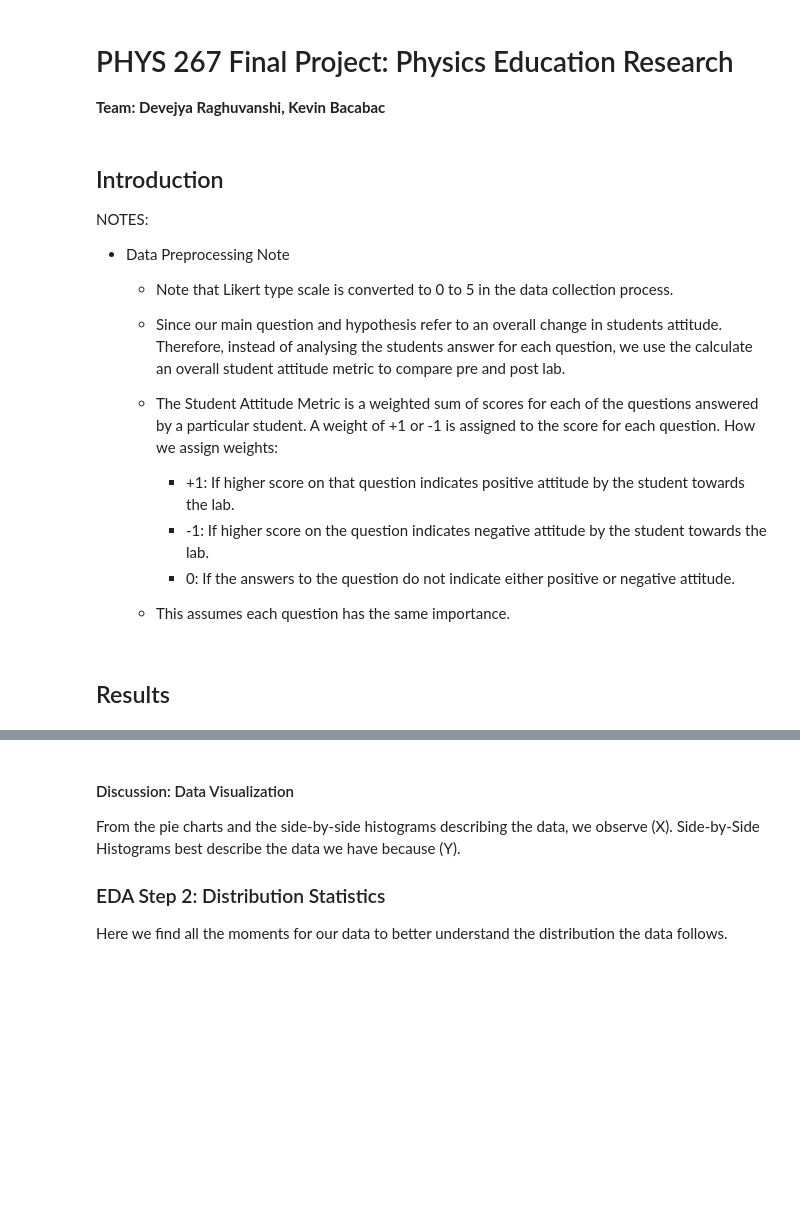
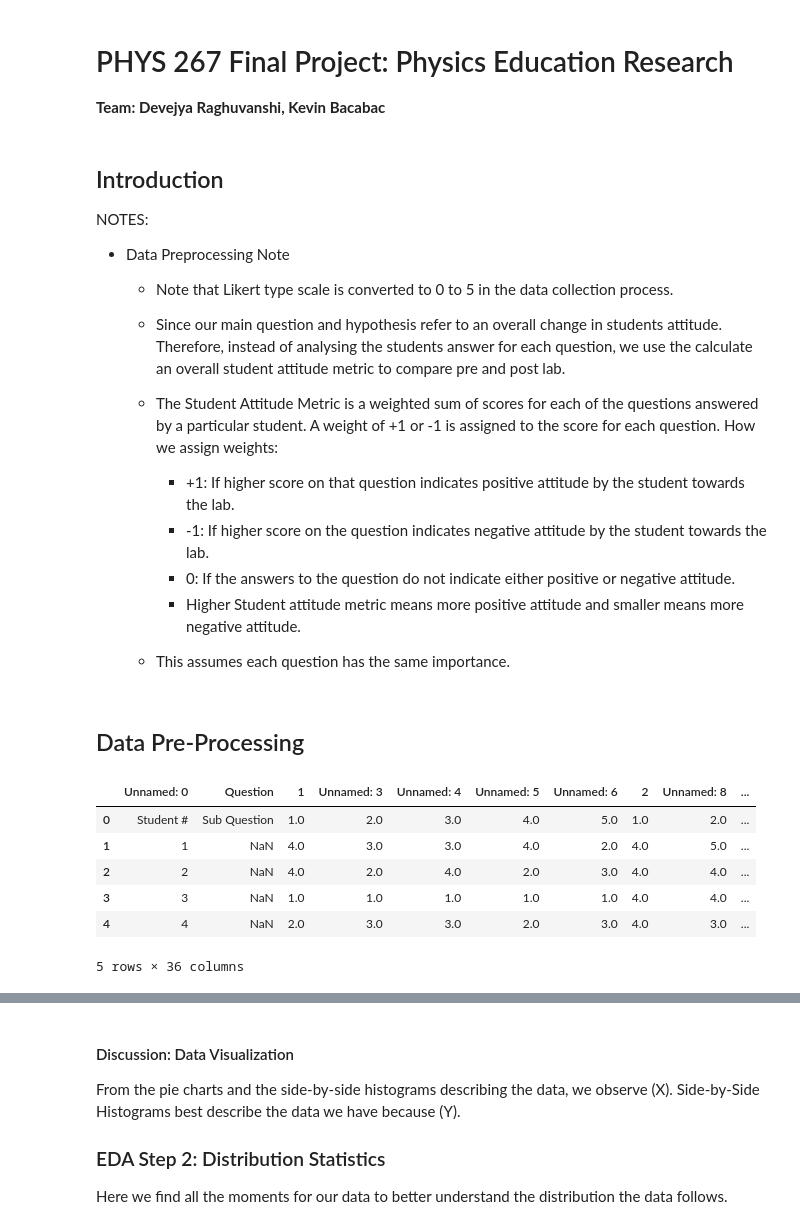
Before and after one commit to Devejya/project, a Jupyter notebook: project_test.ipynb, the cells around one changed output, grey strips where cells are left out. Cells and saved outputs as stored; diff of their text form; code cells hidden in the pictures; blank space fills up the shorter version.

```diff
--- a/project_test.ipynb
+++ b/project_test.ipynb
@@ -13,15 +13,27 @@ NOTES:
         - +1: If higher score on that question indicates positive attitude by the student towards the lab.
         - -1: If higher score on the question indicates negative attitude by the student towards the lab.
         - 0: If the answers to the question do not indicate either positive or negative attitude.
+        - Higher Student attitude metric means more positive attitude and smaller means more negative attitude.
 
     - This assumes each question has the same importance.
-# %% [markdown]
-## Results
+# %% [markdown]
+## Data Pre-Processing
 # %%
 import pandas as pd
 import numpy as np
 
 # Read Data
 prelab = pd.read_excel("PHYS267_DataSet_PER.xlsx", sheet_name=0)
 postlab = pd.read_excel("PHYS267_DataSet_PER.xlsx", sheet_name=1)
+
+# Data Preview
+prelab.head()
+# %% [output]
+|  | Unnamed: 0 | Question | 1 | Unnamed: 3 | Unnamed: 4 | Unnamed: 5 | Unnamed: 6 | 2 | Unnamed: 8 | ... |
+| 0 | Student # | Sub Question | 1.0 | 2.0 | 3.0 | 4.0 | 5.0 | 1.0 | 2.0 | ... |
+| 1 | 1 | NaN | 4.0 | 3.0 | 3.0 | 4.0 | 2.0 | 4.0 | 5.0 | ... |
+| 2 | 2 | NaN | 4.0 | 2.0 | 4.0 | 2.0 | 3.0 | 4.0 | 4.0 | ... |
+| 3 | 3 | NaN | 1.0 | 1.0 | 1.0 | 1.0 | 1.0 | 4.0 | 4.0 | ... |
+| 4 | 4 | NaN | 2.0 | 3.0 | 3.0 | 2.0 | 3.0 | 4.0 | 3.0 | ... |
+5 rows × 36 columns
 # %%
```
Also changed, not shown: parts of 14 cells of this notebook.
